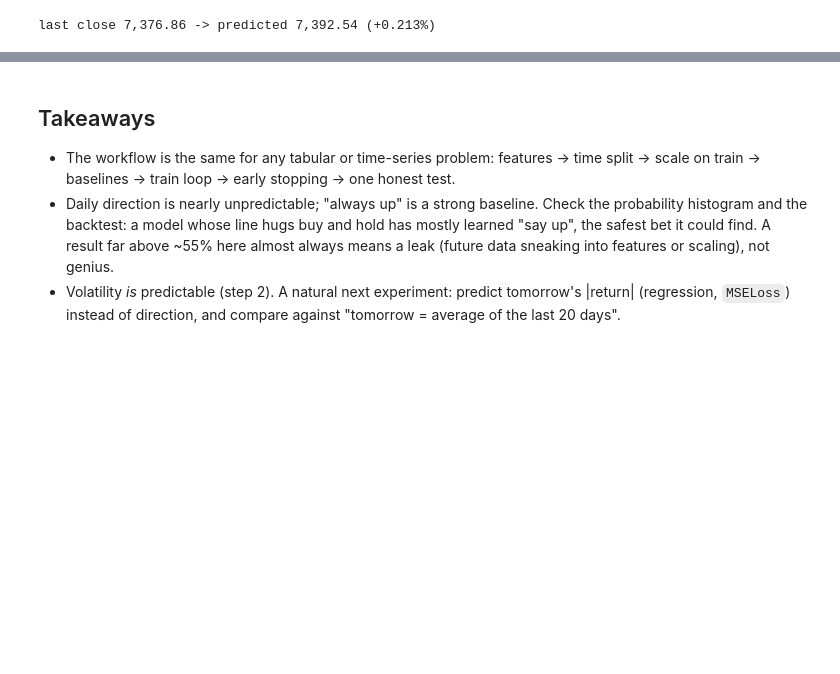
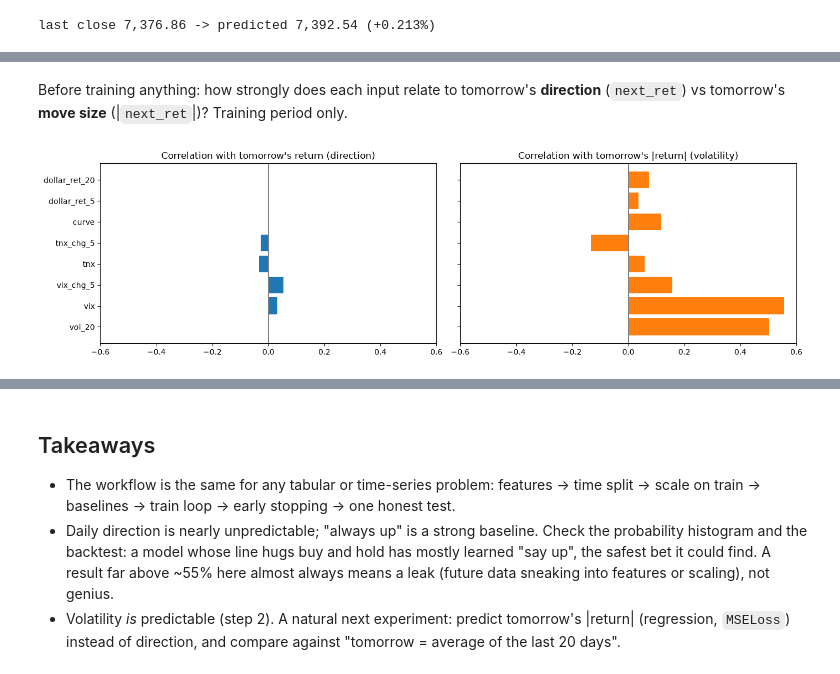
Before and after one commit to zaxovaiko/machine-learning, a Jupyter notebook: neural_networks/market_direction/market_direction.ipynb, the cells around one changed output, grey strips where cells are left out. Saved outputs shown, nothing was run; the diff lists cells and outputs as text; code cells hidden in the pictures; blank space fills up the shorter version.

```diff
--- a/neural_networks/market_direction/market_direction.ipynb
+++ b/neural_networks/market_direction/market_direction.ipynb
@@ -684,0 +740,17 @@ last close 7,376.86 -> predicted 7,392.54 (+0.213%)
+# %% [markdown]
+Before training anything: how strongly does each input relate to tomorrow's **direction** (`next_ret`) vs tomorrow's
+**move size** (|`next_ret`|)? Training period only.
+# %%
+train_m = mfeats[:"2018"]
+cols = ["vol_20"] + MACRO
+fig, (ax1, ax2) = plt.subplots(1, 2, figsize=(14, 4), sharey=True)
+ax1.barh(cols, [train_m[c].corr(train_m["next_ret"]) for c in cols])
+ax1.set_title("Correlation with tomorrow's return (direction)")
+ax2.barh(cols, [train_m[c].corr(train_m["next_ret"].abs()) for c in cols], color="C1")
+ax2.set_title("Correlation with tomorrow's |return| (volatility)")
+for ax in (ax1, ax2):
+    ax.axvline(0, color="gray")
+    ax.set_xlim(-0.6, 0.6)
+plt.tight_layout()
+# %% [output]
+[figure, added]
```
Also changed, not shown: parts of 5 cells of this notebook.
